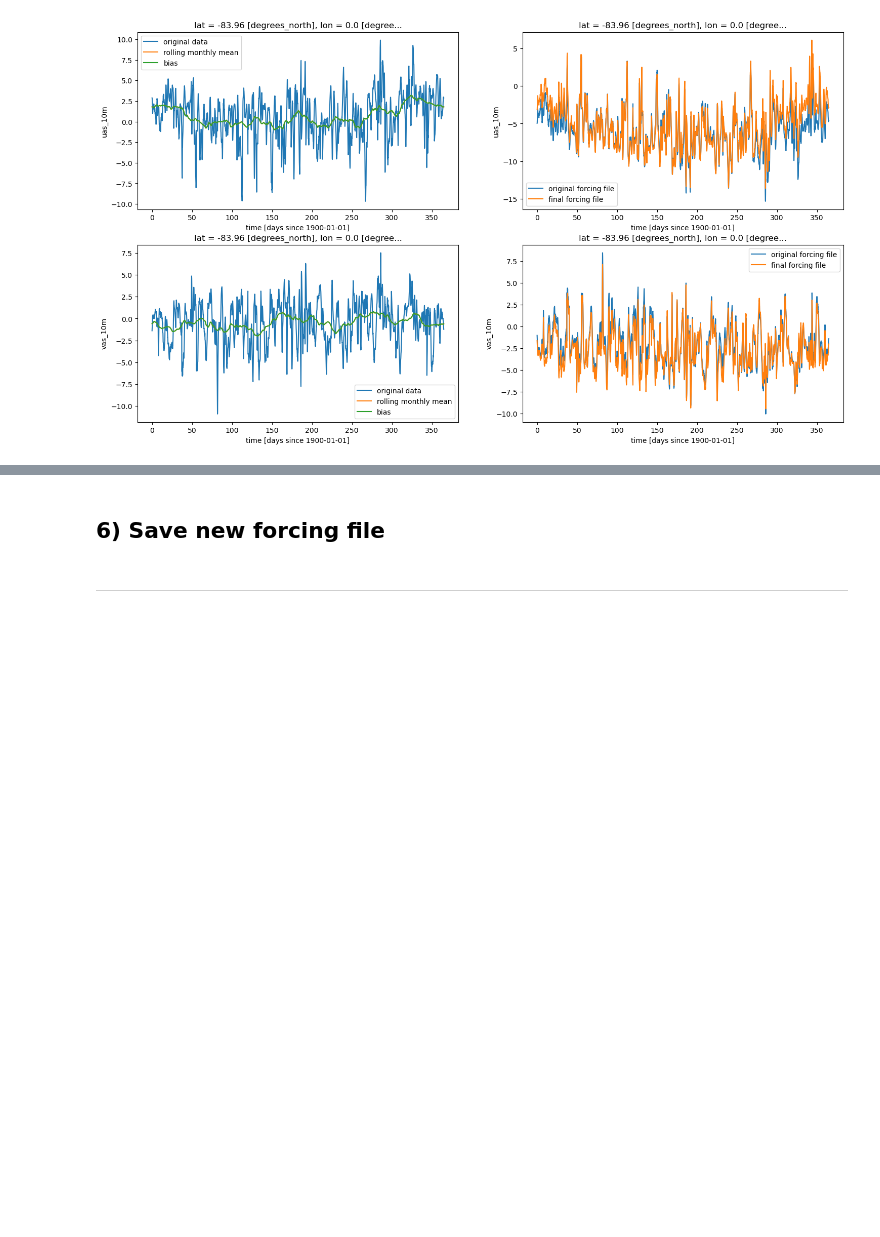
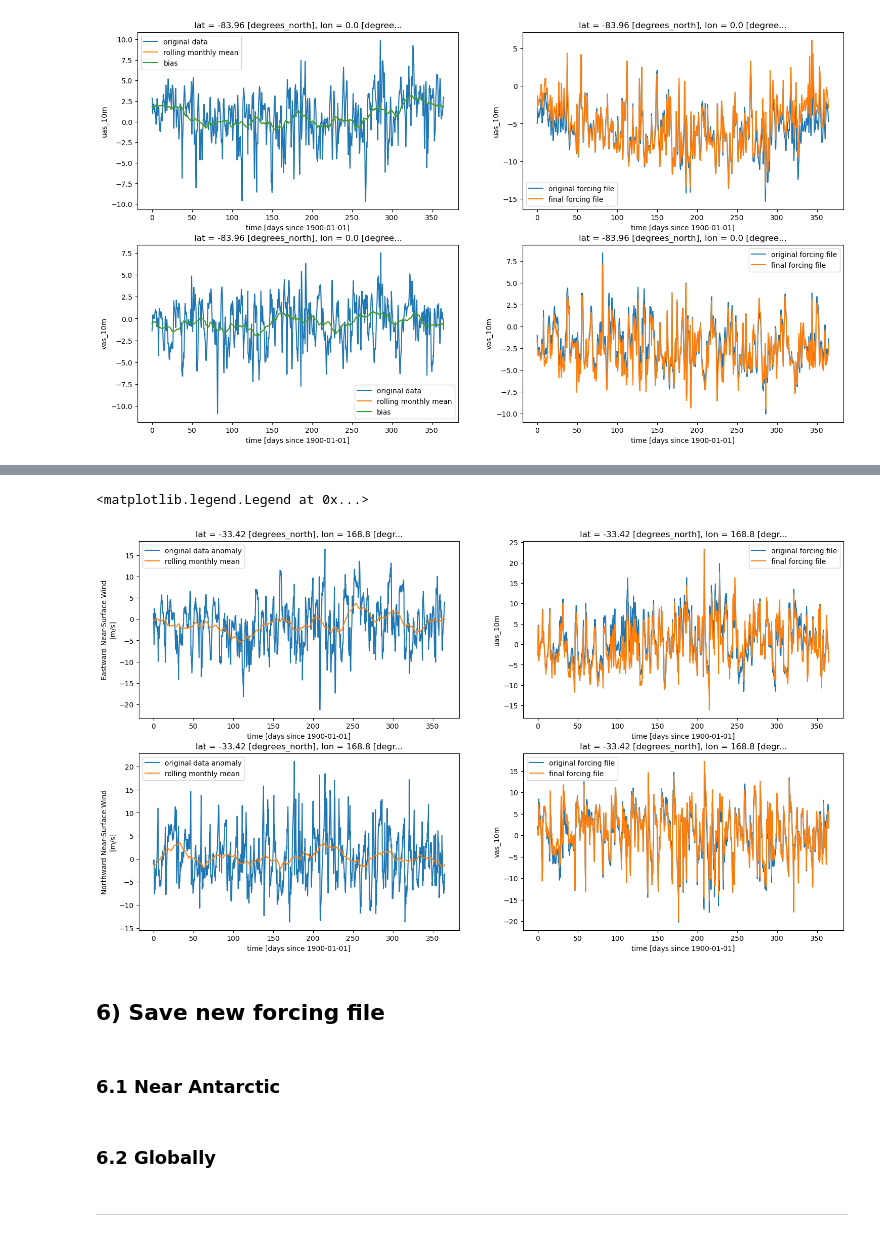
Before and after one commit to willaguiar/DSW-collaborative-project, a Jupyter notebook: JupyterCodes/CM2_bias_perturbation_setup.ipynb, the cells around one changed output, grey strips where cells are left out. Cells and saved outputs as stored; diff of their text form; code cells hidden in the pictures; blank space fills up the shorter version.

```diff
--- a/JupyterCodes/CM2_bias_perturbation_setup.ipynb
+++ b/JupyterCodes/CM2_bias_perturbation_setup.ipynb
@@ -401,5 +445,36 @@ plt.legend()
+# %%
+# check it looks sensible for sample location:
+
+fig = plt.figure(figsize=(18,10))
+
+plt.subplot(221)
+u_difference[:,100,300].plot(label='original data anomaly')
+u_monthly_mean[:,100,300].plot(label='rolling monthly mean')
+#u_global[:,100,300].plot(label='bias')
+plt.legend()
+
+plt.subplot(222)
+u[:,100,300].plot(label='original forcing file')
+u_global[:,100,300].plot(label='final forcing file')
+plt.legend()
+
+plt.subplot(223)
+v_difference[:,100,300].plot(label='original data anomaly')
+v_monthly_mean[:,100,300].plot(label='rolling monthly mean')
+#v_global[:,100,300].plot(label='bias')
+plt.legend()
+
+plt.subplot(224)
+v[:,100,300].plot(label='original forcing file')
+v_global[:,100,300].plot(label='final forcing file')
+plt.legend()
+# %% [output]
+<matplotlib.legend.Legend at 0x...>
+[figure, added]
 # %% [markdown]
 ## 6) Save new forcing file
+# %% [markdown]
+### 6.1 Near Antarctic
 # %%
 # to ensure metadata etc is correct, copy old files and overwrite data:
 
@@ -422,3 +497,5 @@ ncFile.close()
 ncFile = nc.Dataset(new_v_file,'r+')
 ncFile.variables['vas_10m'][...] = v_new.values
 ncFile.close()
+# %% [markdown]
+### 6.2 Globally
```
Also changed, not shown: parts of 15 cells of this notebook.
